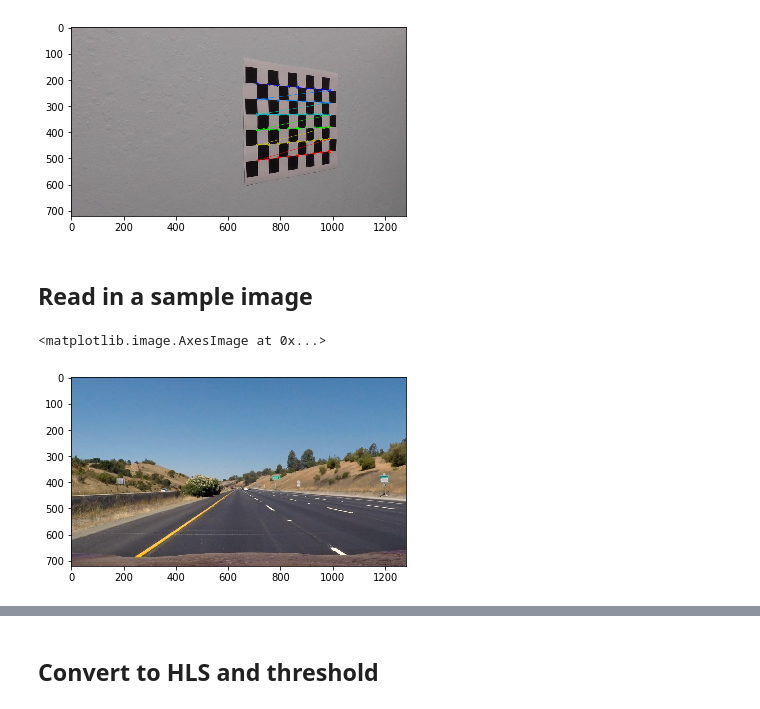
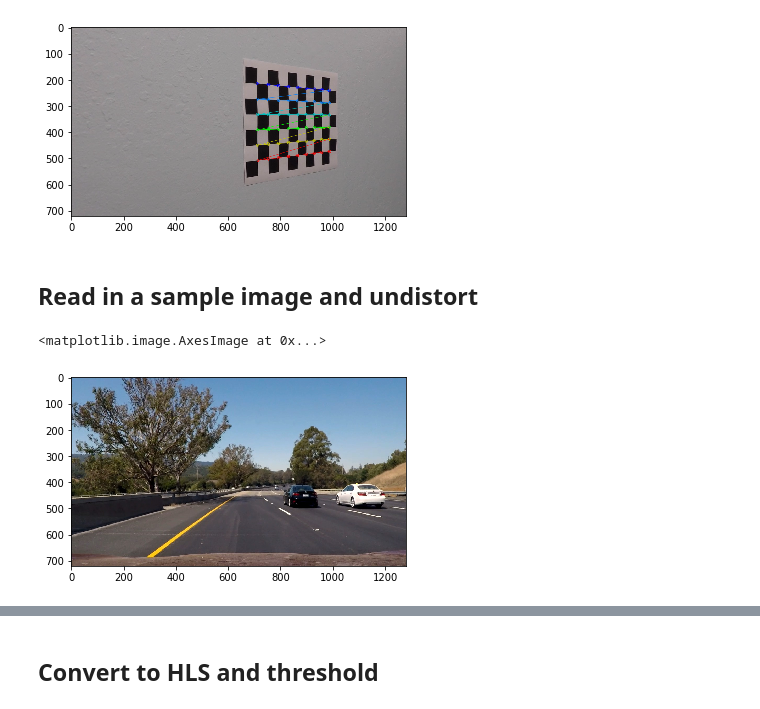
Before and after one commit to jasonashton/CarND-Advanced-Lane-Lines, a Jupyter notebook: lane_lines.ipynb, the cells around one changed output, grey strips where cells are left out. Drawn from its saved outputs; the diff is of its cells as text; code cells hidden in the pictures.

```diff
--- a/lane_lines.ipynb
+++ b/lane_lines.ipynb
@@ -74,10 +74,10 @@ plt.imshow(dst)
 <matplotlib.image.AxesImage at 0x...>
 [figure]
 # %% [markdown]
-## Read in a sample image
+## Read in a sample image and undistort
 # %%
-lanes = cv2.imread('./test_images/straight_lines1.jpg') #BGR
+lanes = cv2.imread('./test_images/test6.jpg') #BGR
 plt.imshow(cv2.cvtColor(lanes, cv2.COLOR_BGR2RGB))
 # %% [output]
 <matplotlib.image.AxesImage at 0x...>
-[figure, old version]
+[figure, new version]
```
Also changed, not shown: parts of 15 cells of this notebook.
